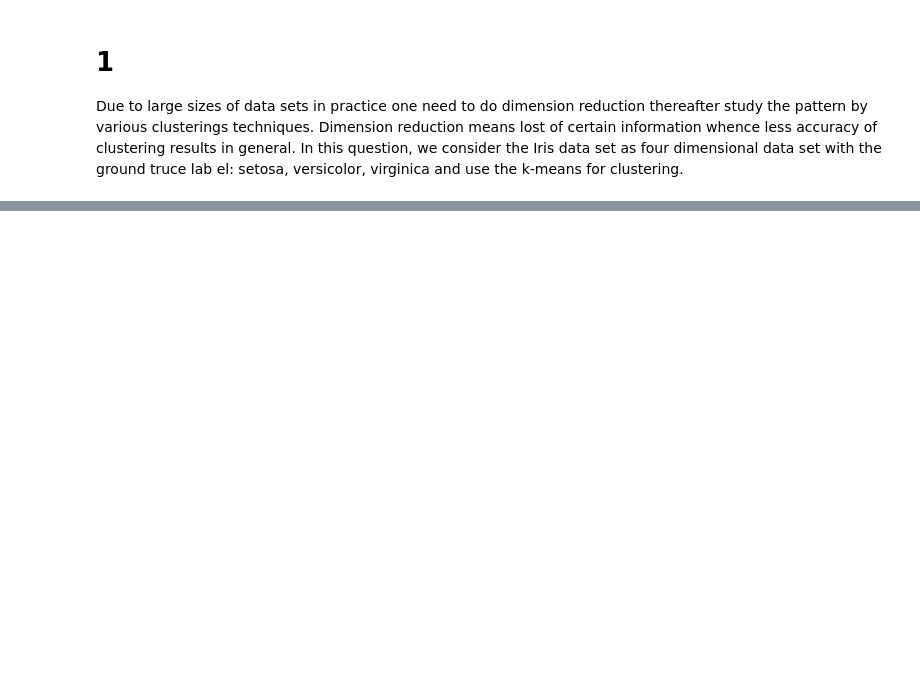
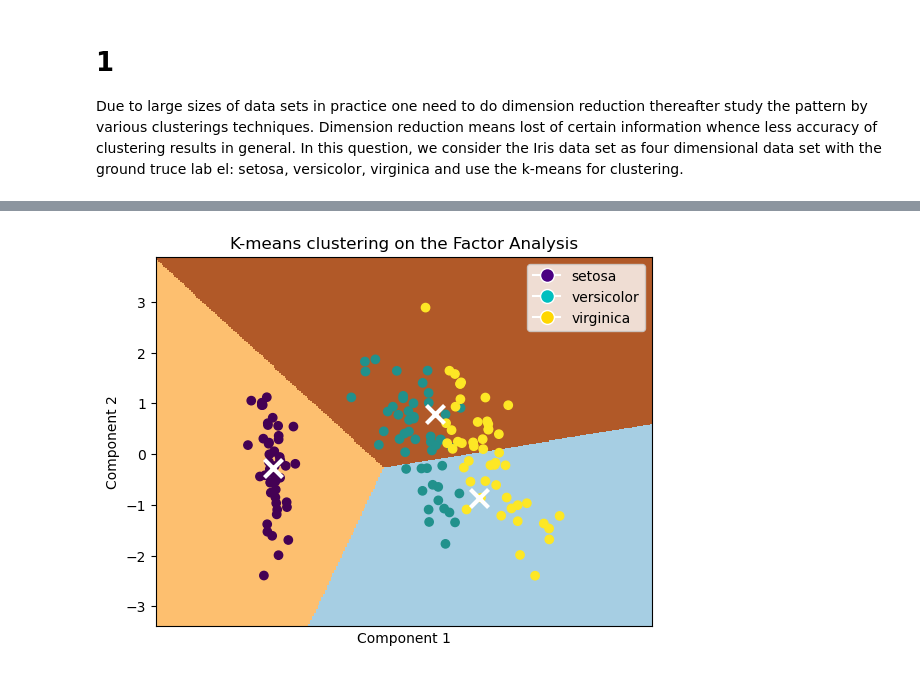
Before and after one commit to notPlancha/eda-exam, a Jupyter notebook: src/main.ipynb, the cells around one changed output, grey strips where cells are left out. Drawn from its saved outputs; the diff is of its cells as text; code cells hidden in the pictures; blank space fills up the shorter version.

```diff
--- a/src/main.ipynb
+++ b/src/main.ipynb
@@ -27,0 +122,19 @@ df
+# %%
+np.random.seed(1)
+kmeans_b = KMeans(n_clusters=3).fit(X=fa)
+pred = kmeans_b.predict(fa)
+confusion_b = pd.DataFrame({'true': target, 'cluster': pred})
+confusion_b = confusion_b.value_counts().unstack(fill_value=0)
+confusion_b.columns = ['Cluster ' + str(i+1) for i in confusion_b.columns]
+confusion_b.loc['Total'] = confusion_b.sum()
+conf_b_perc = confusion_b.copy()
+conf_b_perc["Cluster 1"] = np.round(conf_b_perc["Cluster 1"] / conf_b_perc.loc["Total", "Cluster 1"], 2)
+conf_b_perc["Cluster 2"] = np.round(conf_b_perc["Cluster 2"] / conf_b_perc.loc["Total", "Cluster 2"], 2)
+conf_b_perc["Cluster 3"] = np.round(conf_b_perc["Cluster 3"] / conf_b_perc.loc["Total", "Cluster 3"], 2)
+# join the two confusion matrices, build the string as total (perc)
+confusion_b_merged = confusion_b.merge(conf_b_perc, on="true", suffixes=('_total', '_perc'))
+confusion_b_merged["Cluster 1"] = confusion_b_merged["Cluster 1_total"].astype(str) + " (" + confusion_b_merged["Cluster 1_perc"].astype(str) + ")"
+confusion_b_merged["Cluster 2"] = confusion_b_merged["Cluster 2_total"].astype(str) + " (" + confusion_b_merged["Cluster 2_perc"].astype(str) + ")"
+confusion_b_merged["Cluster 3"] = confusion_b_merged["Cluster 3_total"].astype(str) + " (" + confusion_b_merged["Cluster 3_perc"].astype(str) + ")"
+confusion_b_merged = confusion_b_merged[["Cluster 1", "Cluster 2", "Cluster 3"]]
+confusion_b_merged
@@ -27,0 +148,53 @@ df
+# %%
+import matplotlib.pyplot as plt
+
+# Step size of the mesh. Decrease to increase the quality of the VQ.
+h = 0.02  # point in the mesh [x_min, x_max]x[y_min, y_max].
+
+# Plot the decision boundary. For that, we will assign a color to each
+x_min, x_max = fa[:, 0].min() - 1, fa[:, 0].max() + 1
+y_min, y_max = fa[:, 1].min() - 1, fa[:, 1].max() + 1
+xx, yy = np.meshgrid(np.arange(x_min, x_max, h), np.arange(y_min, y_max, h))
+# Obtain labels for each point in mesh. Use last trained model.
+Z = kmeans_b.predict(np.c_[xx.ravel(), yy.ravel()])
+# Put the result into a color plot
+Z = Z.reshape(xx.shape)
+plt.figure(1)
+plt.clf()
+plt.imshow(
+    Z,
+    interpolation="nearest",
+    extent=(xx.min(), xx.max(), yy.min(), yy.max()),
+    cmap=plt.cm.Paired,
+    aspect="auto",
+    origin="lower",
+)
+
+# Plot the centroids as a white X
+centroids = kmeans_b.cluster_centers_
+plt.scatter(
+    centroids[:, 0],
+    centroids[:, 1],
+    marker="x",
+    s=169,
+    linewidths=3,
+    color="w",
+    zorder=10,
+)
+plt.xlim(x_min, x_max)
+plt.ylim(y_min, y_max)
+plt.xlabel("Component 1")
+plt.ylabel("Component 2")
+# add color to each point as the true
+plt.scatter(fa[:, 0], fa[:, 1], c=target.map({'setosa': 0, 'versicolor': 1, 'virginica': 2}))
+# add legend to this last scatter
+# https://i.pinimg.com/originals/84/7f/51/847f5100d01c7d1896d287377fea7308.png
+plt.legend(handles=[plt.Line2D([0], [0], marker='o', color='w', label='setosa', markerfacecolor='indigo', markersize=10),
+                    plt.Line2D([0], [0], marker='o', color='w', label='versicolor', markerfacecolor='c', markersize=10),
+                    plt.Line2D([0], [0], marker='o', color='w', label='virginica', markerfacecolor='gold', markersize=10)])
+
+plt.title("K-means clustering on the Factor Analysis")
+plt.xticks(())
+plt.show()
+# %% [output]
+[figure, added]
```
Also changed, not shown: parts of 9 cells of this notebook, 3 other files.
